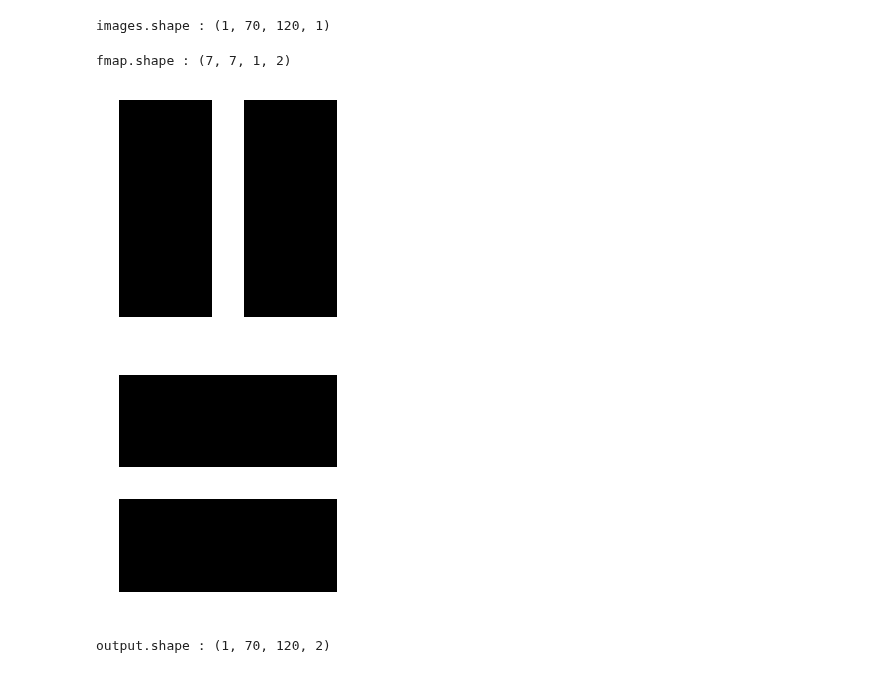
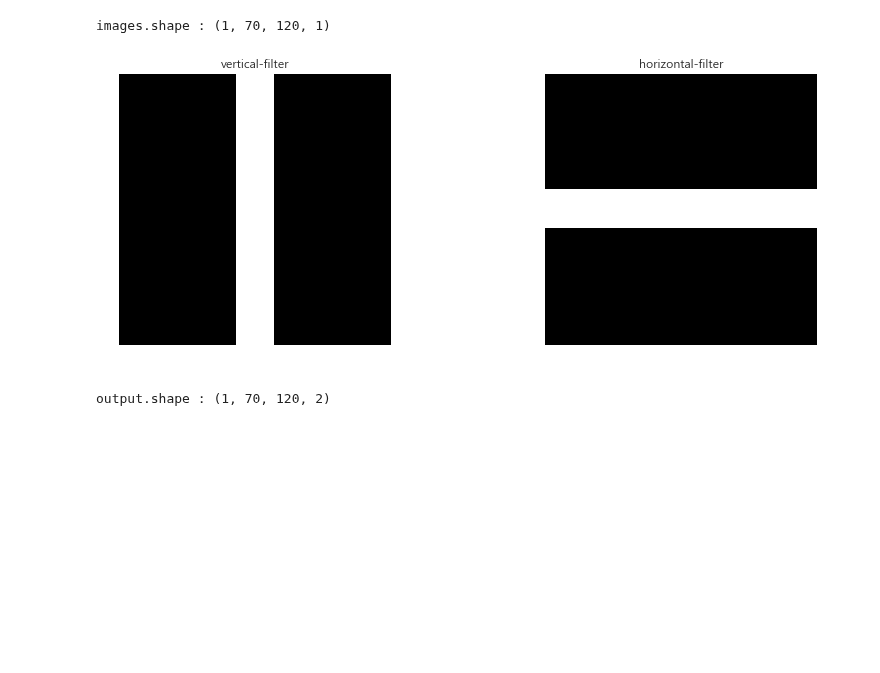
Before and after one commit to ExcelsiorCJH/Hands-On-ML, a Jupyter notebook: Chap13-Convolutional_Neural_Networks/Chap13-Convolutional_Neural_Networks.ipynb, the cells around one changed output. Drawn from its saved outputs; the diff is of its cells as text; code cells hidden in the pictures; blank space fills up the shorter version.

```diff
--- a/Chap13-Convolutional_Neural_Networks/Chap13-Convolutional_Neural_Networks.ipynb
+++ b/Chap13-Convolutional_Neural_Networks/Chap13-Convolutional_Neural_Networks.ipynb
@@ -326,16 +326,23 @@ images.shape : (1, 70, 120, 1)
 # %%
 fmap = np.zeros(shape=(7, 7, 1, 2), dtype=np.float32)
 fmap[:, 3, 0, 0] = 1
 fmap[3, :, 0, 1] = 1
-print('fmap.shape :', fmap.shape)
-plot_image(fmap[:, :, 0, 0])
-plt.show()
-plot_image(fmap[:, :, 0, 1])
-plt.show()
+
+# matplotlib으로 plotting하기
+fig, axs = plt.subplots(1, 2, figsize=(14, 5))
+pl_images = [
+    fmap[:, :, 0, 0],  # vertical-filter
+    fmap[:, :, 0, 1],  # horizontal-filter
+]
+
+titles = ['vertical-filter', 'horizontal-filter']
+
+for i, (image, title) in enumerate(zip(pl_images, titles)):
+    axs[i].imshow(image, cmap='gray')
+    axs[i].set_title(title)
+    axs[i].axis('off')
 # %% [output]
-fmap.shape : (7, 7, 1, 2)
-[figure, old version]
+[figure, new version]
-[figure, removed]
 # %%
 reset_graph()
 
```
